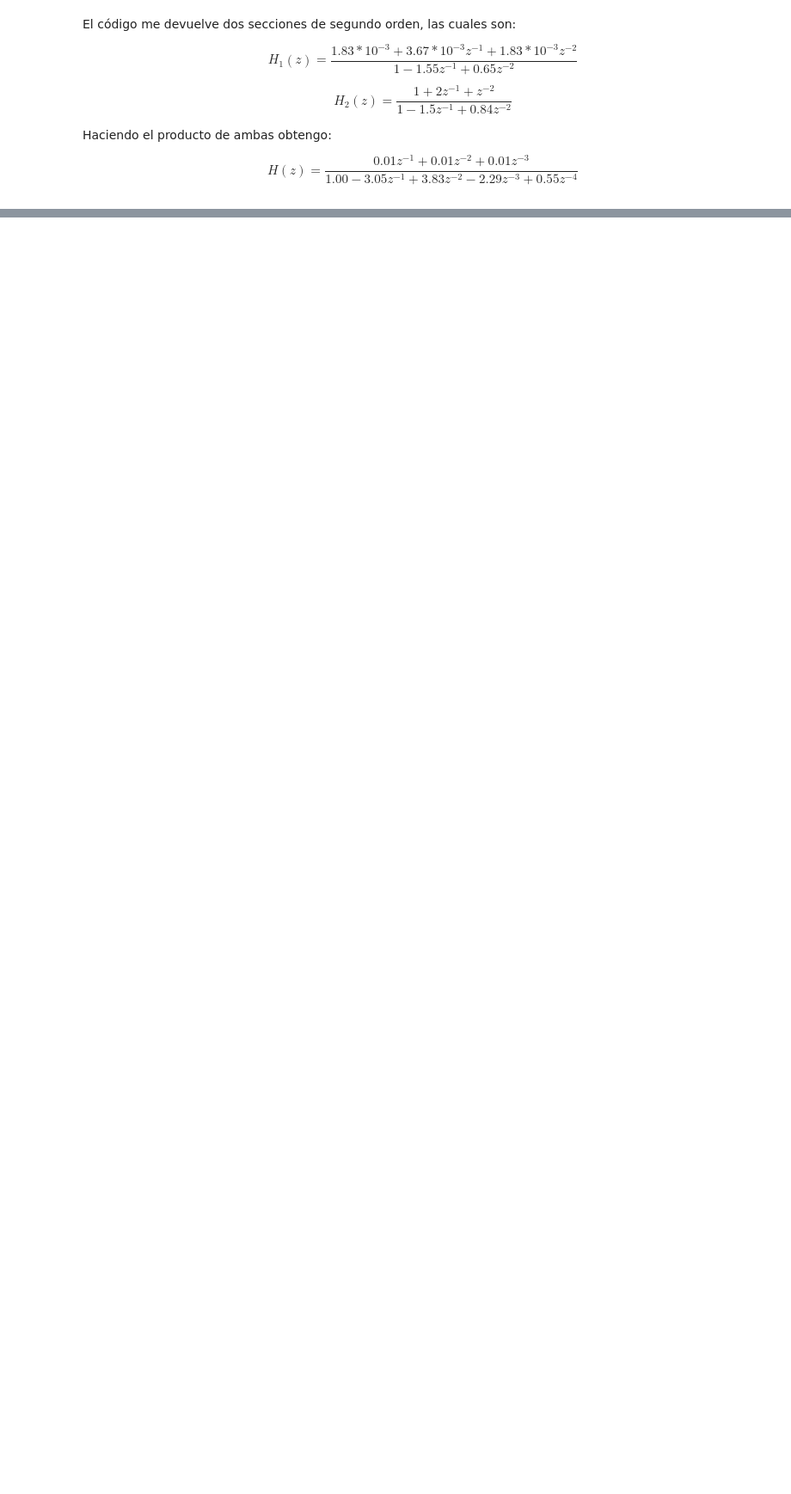
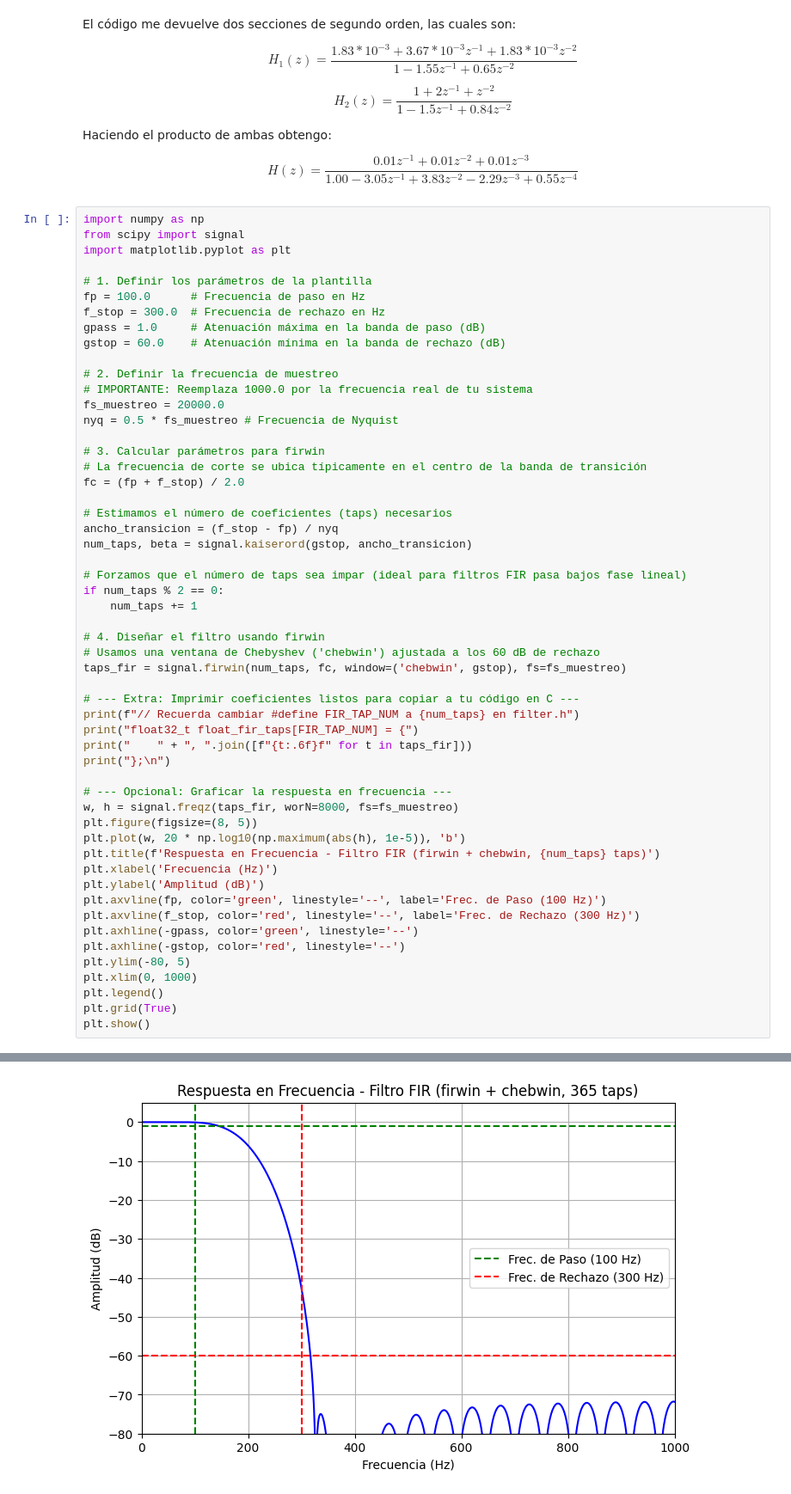
Before and after one commit to mlapillicanedo/Trabajos-TC2, a Jupyter notebook: Informe TPLAB 2/Informe TPLAB 2.ipynb, the cells around one changed output, grey strips where cells are left out. Shown at 86% size. Cells and saved outputs as stored; diff of their text form; blank space fills up the shorter version.

```diff
--- a/Informe TPLAB 2/Informe TPLAB 2.ipynb
+++ b/Informe TPLAB 2/Informe TPLAB 2.ipynb
@@ -103,3 +103,58 @@ $$ H_2(z) = \frac{1 + 2 z^{-1} + z^{-2}}{1 - 1.5 z^{-1} + 0.84 z^{-2}} $$
 Haciendo el producto de ambas obtengo:
 
 $$ H(z) = \frac{ 0.01 z^{-1} + 0.01 z^{-2} + 0.01 z^{-3} }{1.00 - 3.05 z^{-1} + 3.83 z^{-2} - 2.29 z^{-3} + 0.55 z^{-4}} $$
+# %%
+import numpy as np
+from scipy import signal
+import matplotlib.pyplot as plt
+
+# 1. Definir los parámetros de la plantilla
+fp = 100.0      # Frecuencia de paso en Hz
+f_stop = 300.0  # Frecuencia de rechazo en Hz
+gpass = 1.0     # Atenuación máxima en la banda de paso (dB)
+gstop = 60.0    # Atenuación mínima en la banda de rechazo (dB)
+
+# 2. Definir la frecuencia de muestreo
+# IMPORTANTE: Reemplaza 1000.0 por la frecuencia real de tu sistema
+fs_muestreo = 20000.0
+nyq = 0.5 * fs_muestreo # Frecuencia de Nyquist
+
+# 3. Calcular parámetros para firwin
+# La frecuencia de corte se ubica típicamente en el centro de la banda de transición
+fc = (fp + f_stop) / 2.0
+
+# Estimamos el número de coeficientes (taps) necesarios
+ancho_transicion = (f_stop - fp) / nyq
+num_taps, beta = signal.kaiserord(gstop, ancho_transicion)
+
+# Forzamos que el número de taps sea impar (ideal para filtros FIR pasa bajos fase lineal)
+if num_taps % 2 == 0:
+    num_taps += 1
+
+# 4. Diseñar el filtro usando firwin
+# Usamos una ventana de Chebyshev ('chebwin') ajustada a los 60 dB de rechazo
+taps_fir = signal.firwin(num_taps, fc, window=('chebwin', gstop), fs=fs_muestreo)
+
+# --- Extra: Imprimir coeficientes listos para copiar a tu código en C ---
+print(f"// Recuerda cambiar #define FIR_TAP_NUM a {num_taps} en filter.h")
+print("float32_t float_fir_taps[FIR_TAP_NUM] = {")
+print("    " + ", ".join([f"{t:.6f}f" for t in taps_fir]))
+print("};\n")
+
+# --- Opcional: Graficar la respuesta en frecuencia ---
+w, h = signal.freqz(taps_fir, worN=8000, fs=fs_muestreo)
+plt.figure(figsize=(8, 5))
+plt.plot(w, 20 * np.log10(np.maximum(abs(h), 1e-5)), 'b')
+plt.title(f'Respuesta en Frecuencia - Filtro FIR (firwin + chebwin, {num_taps} taps)')
+plt.xlabel('Frecuencia (Hz)')
+plt.ylabel('Amplitud (dB)')
+plt.axvline(fp, color='green', linestyle='--', label='Frec. de Paso (100 Hz)')
+plt.axvline(f_stop, color='red', linestyle='--', label='Frec. de Rechazo (300 Hz)')
+plt.axhline(-gpass, color='green', linestyle='--')
+plt.axhline(-gstop, color='red', linestyle='--')
+plt.ylim(-80, 5)
+plt.xlim(0, 1000)
+plt.legend()
+plt.grid(True)
+plt.show()
+# %% [output]
@@ -105,0 +165 @@ $$ H(z) = \frac{ 0.01 z^{-1} + 0.01 z^{-2} + 0.01 z^{-3} }{1.00 - 3.05 z^{-1} +
+[figure, added]
```
Also changed, not shown: parts of 1 cell of this notebook, 2 other files.
